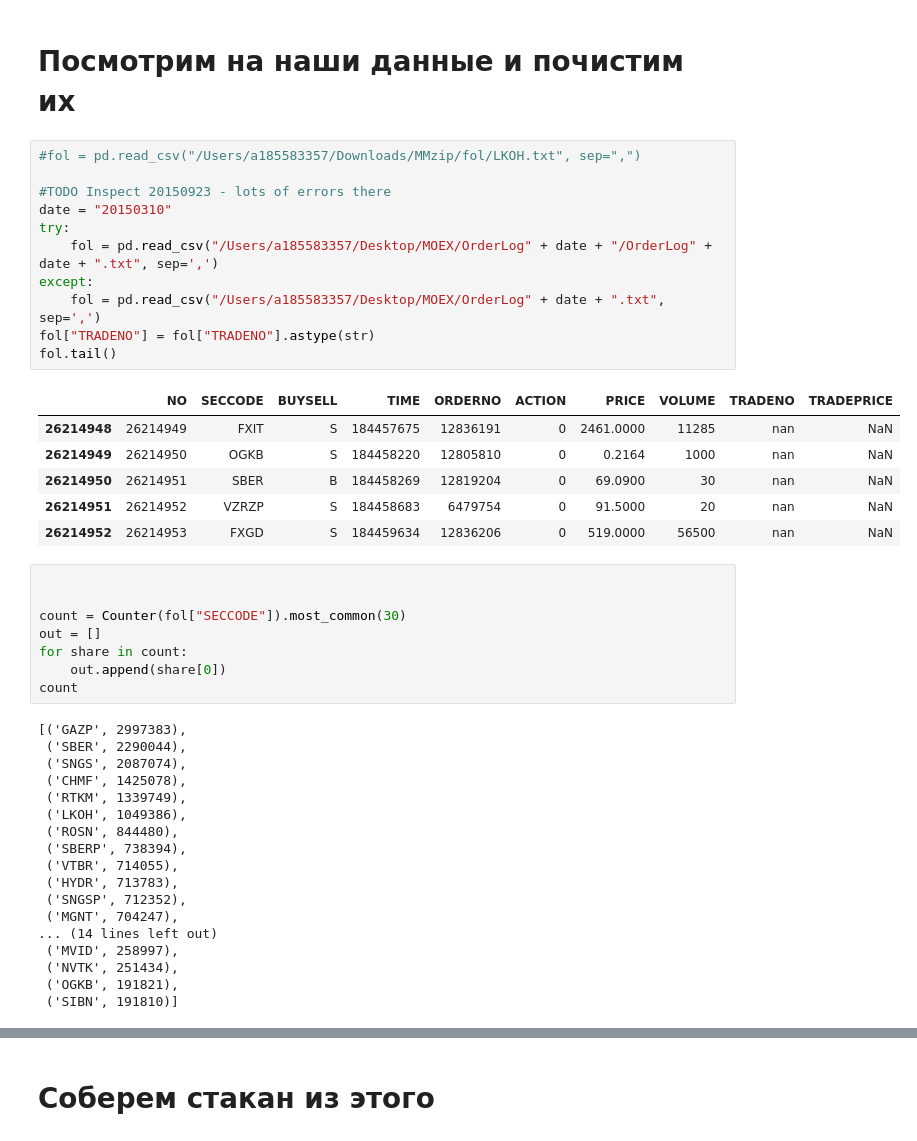
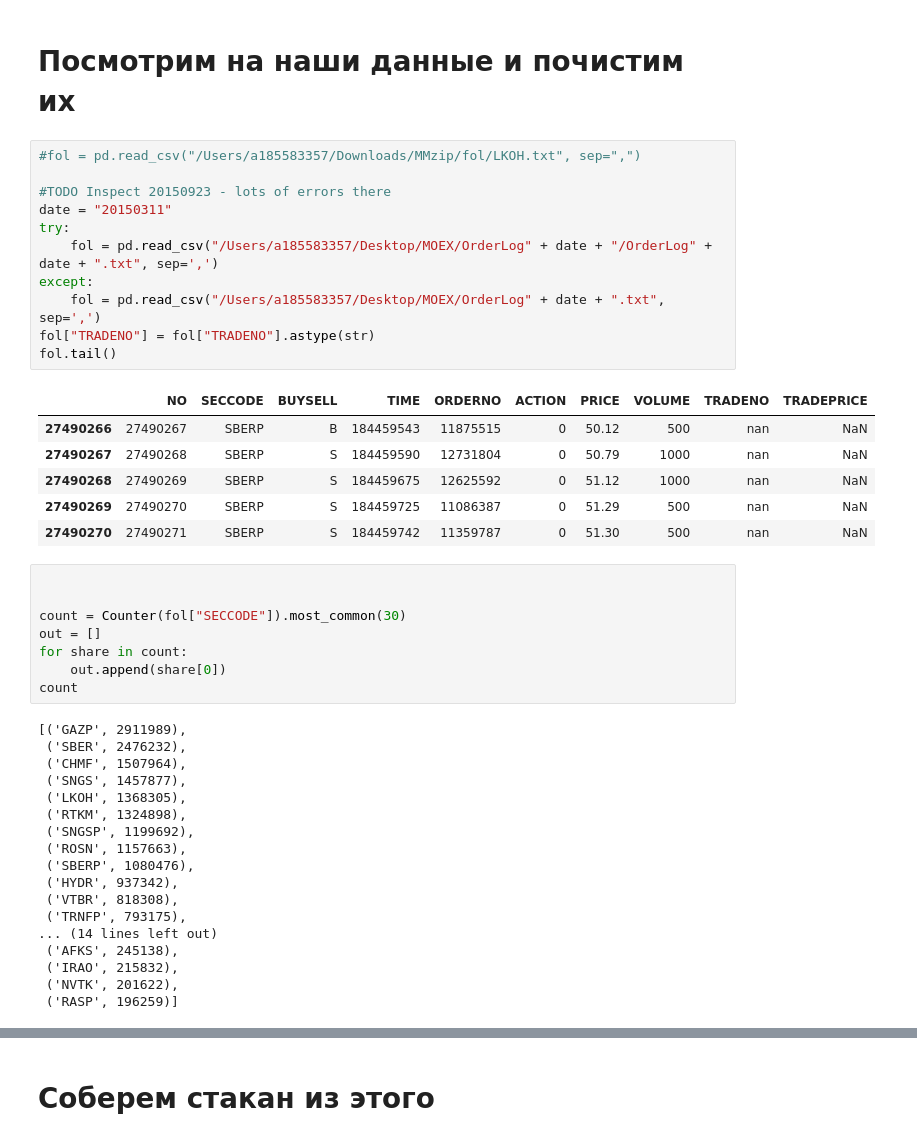
Before and after one commit to koteyevlev/MarketMakingMLAlgo, a Jupyter notebook: MLBacktest.ipynb, the cells around one changed output, grey strips where cells are left out. Saved outputs shown, nothing was run; the diff lists cells and outputs as text.

```diff
--- a/MLBacktest.ipynb
+++ b/MLBacktest.ipynb
@@ -71,21 +71,21 @@ numpy.complex128
 # %%
 #fol = pd.read_csv("/Users/a185583357/Downloads/MMzip/fol/LKOH.txt", sep=",")
 
 #TODO Inspect 20150923 - lots of errors there
-date = "20150310"
+date = "20150311"
 try:
     fol = pd.read_csv("/Users/a185583357/Desktop/MOEX/OrderLog" + date + "/OrderLog" + date + ".txt", sep=',')
 except:
     fol = pd.read_csv("/Users/a185583357/Desktop/MOEX/OrderLog" + date + ".txt", sep=',')
 fol["TRADENO"] = fol["TRADENO"].astype(str)
 fol.tail()
 # %% [output]
 |  | NO | SECCODE | BUYSELL | TIME | ORDERNO | ACTION | PRICE | VOLUME | TRADENO | TRADEPRICE |
-| 26214948 | 26214949 | FXIT | S | 184457675 | 12836191 | 0 | 2461.0000 | 11285 | nan | NaN |
-| 26214949 | 26214950 | OGKB | S | 184458220 | 12805810 | 0 | 0.2164 | 1000 | nan | NaN |
-| 26214950 | 26214951 | SBER | B | 184458269 | 12819204 | 0 | 69.0900 | 30 | nan | NaN |
-| 26214951 | 26214952 | VZRZP | S | 184458683 | 6479754 | 0 | 91.5000 | 20 | nan | NaN |
-| 26214952 | 26214953 | FXGD | S | 184459634 | 12836206 | 0 | 519.0000 | 56500 | nan | NaN |
+| 27490266 | 27490267 | SBERP | B | 184459543 | 11875515 | 0 | 50.12 | 500 | nan | NaN |
+| 27490267 | 27490268 | SBERP | S | 184459590 | 12731804 | 0 | 50.79 | 1000 | nan | NaN |
+| 27490268 | 27490269 | SBERP | S | 184459675 | 12625592 | 0 | 51.12 | 1000 | nan | NaN |
+| 27490269 | 27490270 | SBERP | S | 184459725 | 11086387 | 0 | 51.29 | 500 | nan | NaN |
+| 27490270 | 27490271 | SBERP | S | 184459742 | 11359787 | 0 | 51.30 | 500 | nan | NaN |
 # %%
 
 
@@ -95,23 +95,23 @@ for share in count:
     out.append(share[0])
 count
 # %% [output]
-[('GAZP', 2997383),
- ('SBER', 2290044),
- ('SNGS', 2087074),
- ('CHMF', 1425078),
- ('RTKM', 1339749),
- ('LKOH', 1049386),
- ('ROSN', 844480),
- ('SBERP', 738394),
- ('VTBR', 714055),
- ('HYDR', 713783),
- ('SNGSP', 712352),
- ('MGNT', 704247),
+[('GAZP', 2911989),
+ ('SBER', 2476232),
+ ('CHMF', 1507964),
+ ('SNGS', 1457877),
+ ('LKOH', 1368305),
+ ('RTKM', 1324898),
+ ('SNGSP', 1199692),
+ ('ROSN', 1157663),
+ ('SBERP', 1080476),
+ ('HYDR', 937342),
+ ('VTBR', 818308),
+ ('TRNFP', 793175),
 ... (14 lines left out)
- ('MVID', 258997),
- ('NVTK', 251434),
- ('OGKB', 191821),
- ('SIBN', 191810)]
+ ('AFKS', 245138),
+ ('IRAO', 215832),
+ ('NVTK', 201622),
+ ('RASP', 196259)]
 # %%
 fol.head(5)
 # %% [output]
```
Also changed, not shown: parts of 44 cells of this notebook, 1 other file.
